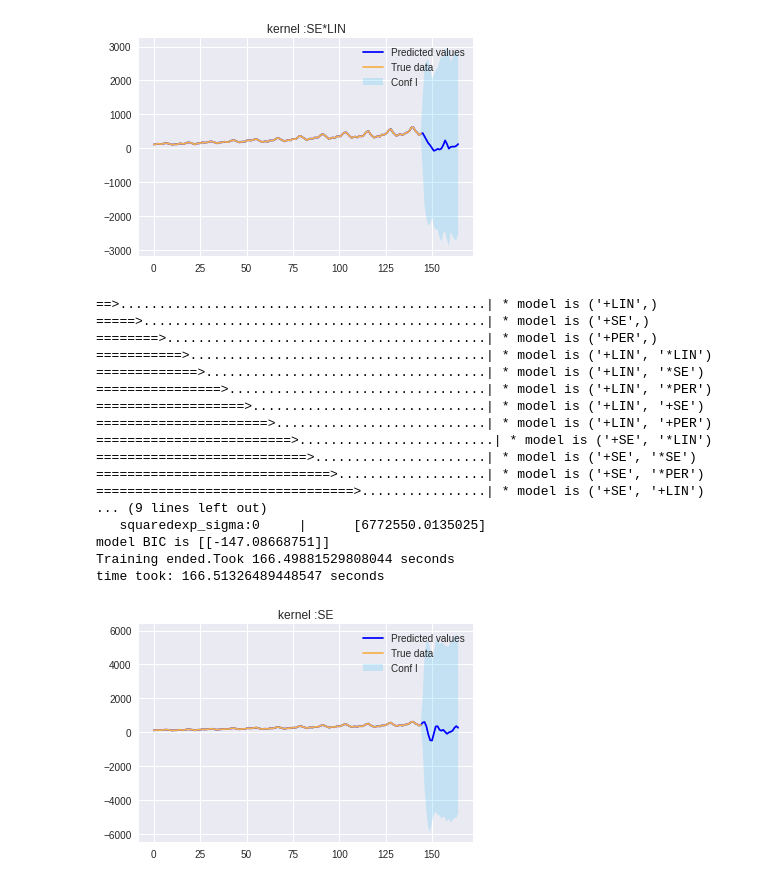
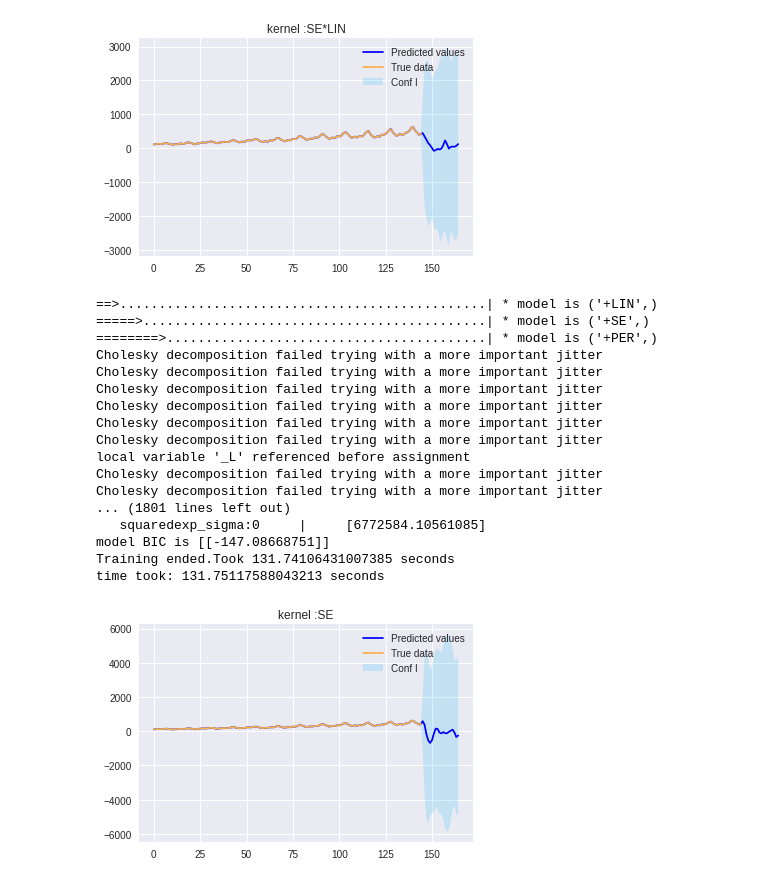
Before and after one commit to gregoritoo/ABCDflow, a Jupyter notebook: Introduction.ipynb, the cells around one changed output. Cells and saved outputs as stored; diff of their text form; code cells hidden in the pictures.

```diff
--- a/Introduction.ipynb
+++ b/Introduction.ipynb
@@ -264,8 +264,9 @@ Optimization restart 12/20, f = 121186.82667622183
   Gaussian_noise.variance       |     9.580287984731196  |      +ve      |
 [figure]
 # %%
+%matplotlib inline
 X = np.linspace(-10, 10, 101).reshape(-1,1)
-Y = np.array(np.cos( (X - 5) / 2 )**2 * X * 2 + 0.5*np.random.randn(101, 1)).reshape(-1,1)
+Y = np.array(np.cos( (X - 5) / 2 )**2 * X * 2 + np.random.randn(101, 1)).reshape(-1,1)
 plt.plot(Y)
 plt.show()
 # %% [output]
@@ -444,28 +451,28 @@ time took: 21.61568856239319 seconds
 # %%
 %matplotlib inline
 X_s = np.linspace(0,len(Y)+20,len(Y)+20).reshape(-1, 1)
 t0 = time.time()
-model,kernel = launch_analysis(X,Y,X_s,straigth=False,do_plot=False,depth=3,verbose=False,initialisation_restart=5) #straight parameters == True
+model,kernel = launch_analysis(X,Y,X_s,straigth=False,do_plot=False,depth=3,verbose=False,initialisation_restart=10) #straight parameters == True
 print('time took: {} seconds'.format(time.time()-t0))
 mu,cov = model.predict(X,Y,X_s,kernel)
 model.plot(mu,cov,X,Y,X_s,kernel)
 plt.show()
 # %% [output]
 ==>...............................................| * model is ('+LIN',)
 =====>............................................| * model is ('+SE',)
 ========>.........................................| * model is ('+PER',)
-===========>......................................| * model is ('+LIN', '*LIN')
-=============>....................................| * model is ('+LIN', '*SE')
-================>.................................| * model is ('+LIN', '*PER')
-===================>..............................| * model is ('+LIN', '+SE')
-======================>...........................| * model is ('+LIN', '+PER')
-=========================>.........................| * model is ('+SE', '*LIN')
-===========================>......................| * model is ('+SE', '*SE')
-==============================>...................| * model is ('+SE', '*PER')
-=================================>................| * model is ('+SE', '+LIN')
-... (9 lines left out)
-   squaredexp_sigma:0     |      [6772550.0135025]
+Cholesky decomposition failed trying with a more important jitter
+Cholesky decomposition failed trying with a more important jitter
+Cholesky decomposition failed trying with a more important jitter
+Cholesky decomposition failed trying with a more important jitter
+Cholesky decomposition failed trying with a more important jitter
+Cholesky decomposition failed trying with a more important jitter
+local variable '_L' referenced before assignment
+Cholesky decomposition failed trying with a more important jitter
+Cholesky decomposition failed trying with a more important jitter
+... (1801 lines left out)
+   squaredexp_sigma:0     |     [6772584.10561085]
 model BIC is [[-147.08668751]]
-Training ended.Took 166.49881529808044 seconds
-time took: 166.51326489448547 seconds
+Training ended.Took 131.74106431007385 seconds
+time took: 131.75117588043213 seconds
-[figure, old version]
+[figure, new version]
```
Also changed, not shown: parts of 5 cells of this notebook, 4 other files.
